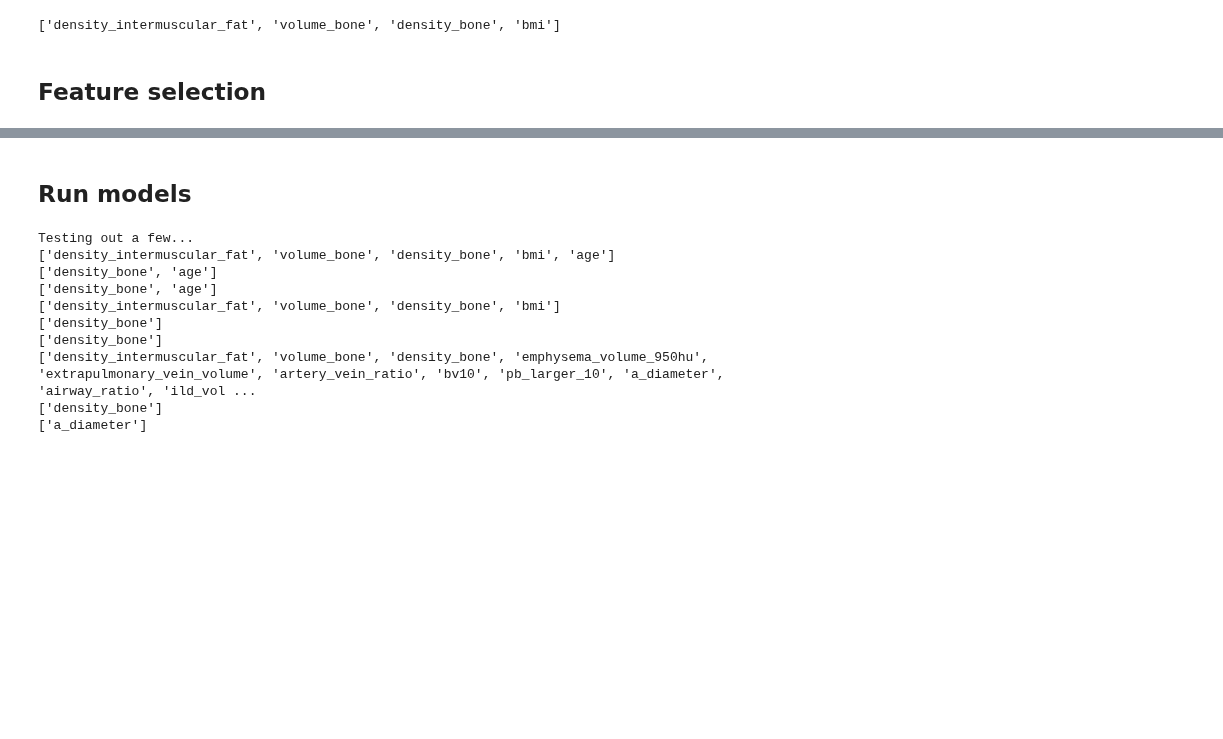
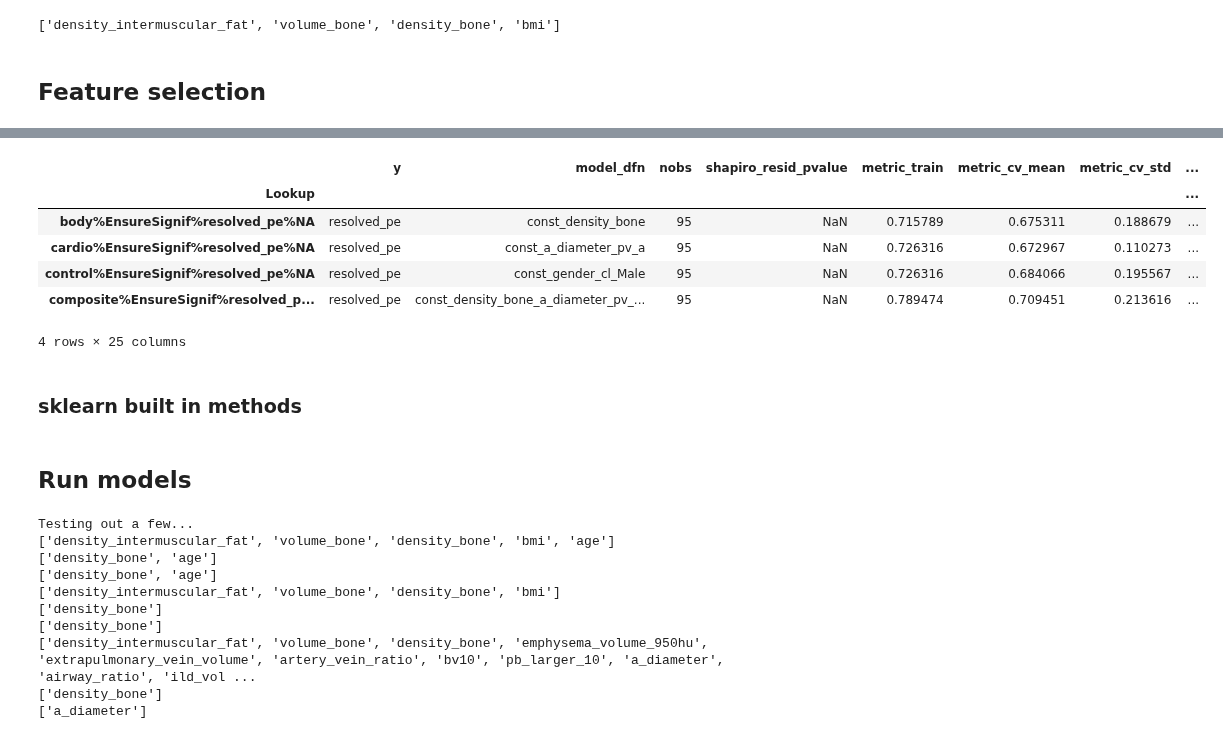
Before and after one commit to qaust/iCPET, a Jupyter notebook: src/logit.ipynb, the cells around one changed output, grey strips where cells are left out. Cells and saved outputs as stored; diff of their text form; code cells hidden in the pictures; blank space fills up the shorter version.

```diff
--- a/src/logit.ipynb
+++ b/src/logit.ipynb
@@ -328,3 +420,22 @@ get_selected_features(selector_options['sfs_bwd'], X[body_features], y)
+# %%
+model_results_df = model_results_df.reset_index()
+model_results_df['selection_method'] = 'EnsureSignif'
+model_results_df['model_dfn'] = model_results_df['model_dfn'].apply('_'.join)
+model_results_df['category'] = ['body', 'cardio', 'control', 'composite']
+model_results_df['controls'] = 'NA'
+model_results_df.index = model_results_df[['category', 'selection_method', 'y', 'controls']].apply('%'.join, axis=1)
+model_results_df.index.name = 'Lookup'
+model_results_df
+# %% [output]
+|  | y | model_dfn | nobs | shapiro_resid_pvalue | metric_train | metric_cv_mean | metric_cv_std | ... |
+| Lookup |  |  |  |  |  |  |  | ... |
+| body%EnsureSignif%resolved_pe%NA | resolved_pe | const_density_bone | 95 | NaN | 0.715789 | 0.675311 | 0.188679 | ... |
+| cardio%EnsureSignif%resolved_pe%NA | resolved_pe | const_a_diameter_pv_a | 95 | NaN | 0.726316 | 0.672967 | 0.110273 | ... |
+| control%EnsureSignif%resolved_pe%NA | resolved_pe | const_gender_cl_Male | 95 | NaN | 0.726316 | 0.684066 | 0.195567 | ... |
+| composite%EnsureSignif%resolved_p... | resolved_pe | const_density_bone_a_diameter_pv_... | 95 | NaN | 0.789474 | 0.709451 | 0.213616 | ... |
+4 rows × 25 columns
+# %% [markdown]
+### sklearn built in methods
 # %%
 feature_option_dict = dict()
 for feature_key, feature_option in tqdm(feature_options.items()):
```
Also changed, not shown: parts of 6 cells of this notebook, 2 other files.
